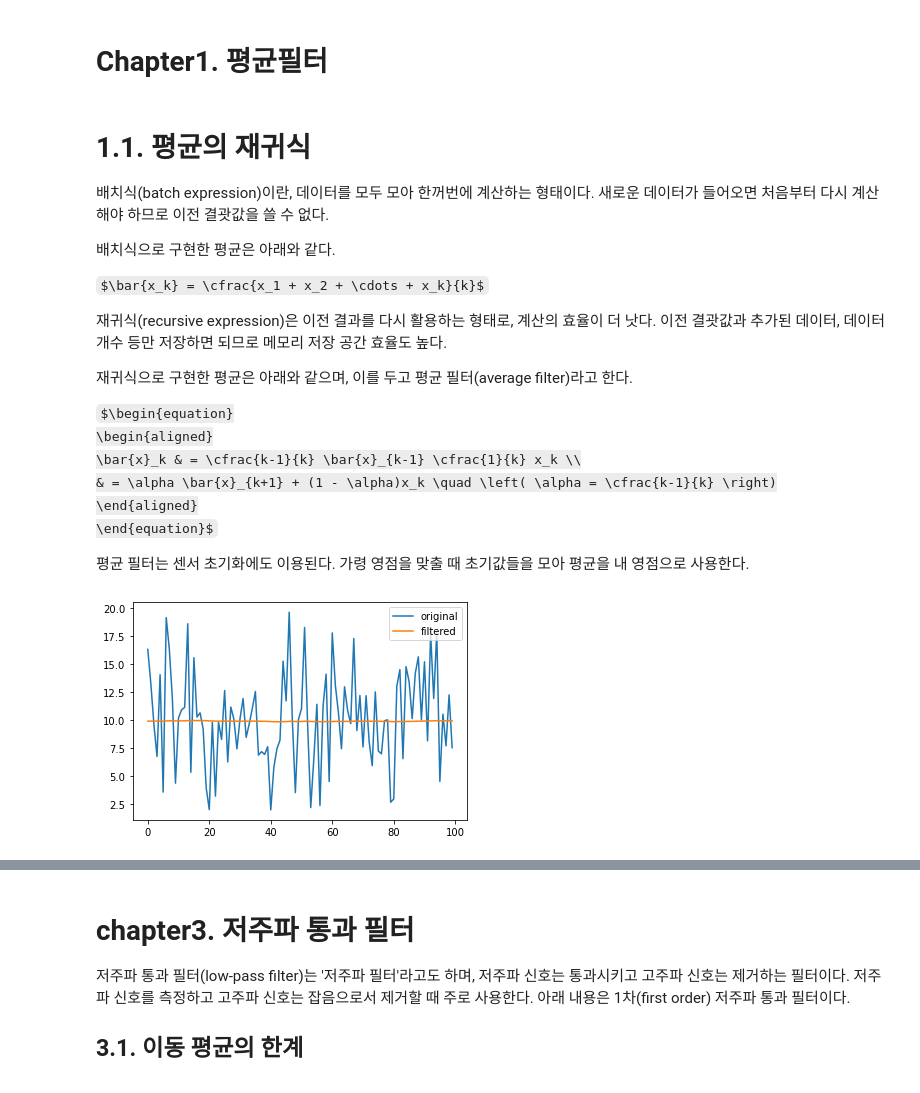
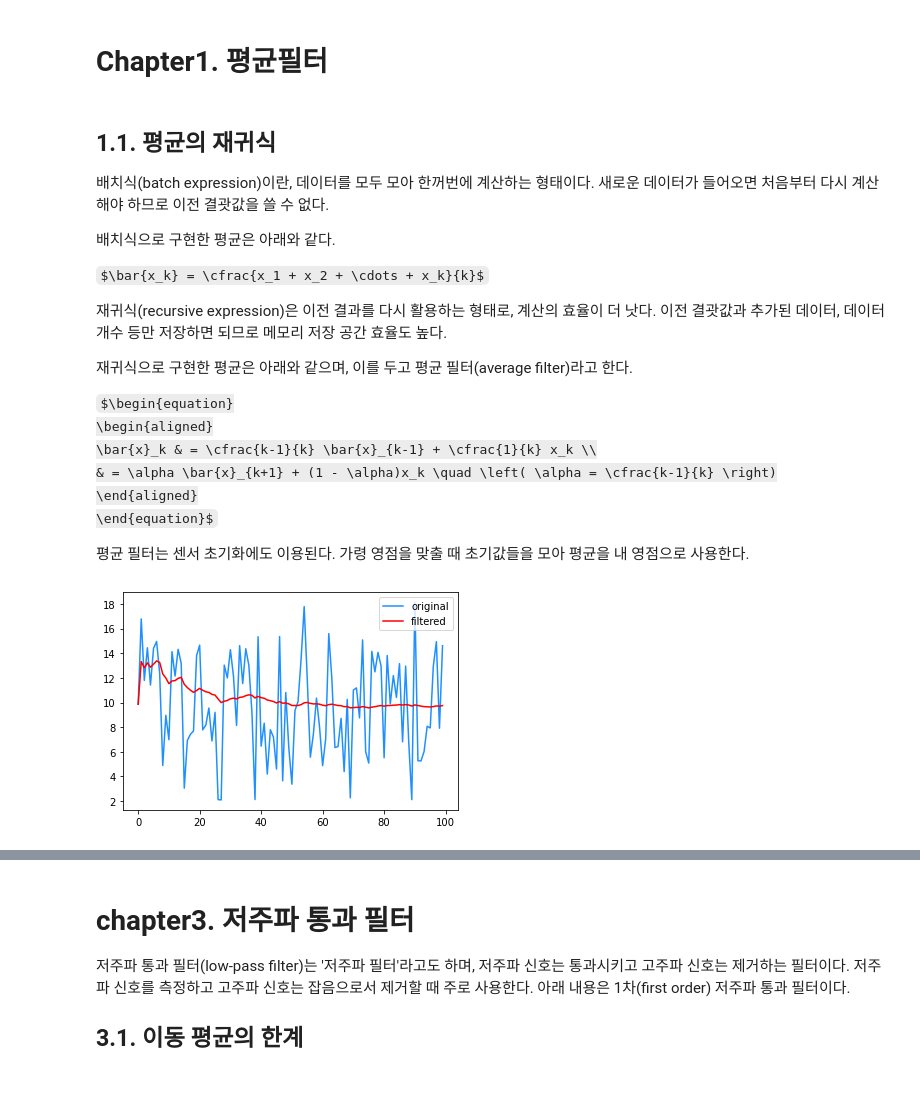
Before and after one commit to winterbloooom/kalman-filter, a Jupyter notebook: scripts/part1-재귀필터.ipynb, the cells around one changed output, grey strips where cells are left out. Cells and saved outputs as stored; diff of their text form; code cells hidden in the pictures; some formulas as TeX source.

Commit message:
chapter1 complement

```diff
--- a/scripts/part1-재귀필터.ipynb
+++ b/scripts/part1-재귀필터.ipynb
@@ -6,7 +6,7 @@ import os
 # %% [markdown]
 # Chapter1. 평균필터
 # %% [markdown]
-# 1.1. 평균의 재귀식
+## 1.1. 평균의 재귀식
 배치식(batch expression)이란, 데이터를 모두 모아 한꺼번에 계산하는 형태이다. 새로운 데이터가 들어오면 처음부터 다시 계산해야 하므로 이전 결괏값을 쓸 수 없다.
 
 배치식으로 구현한 평균은 아래와 같다.
@@ -19,44 +19,46 @@ $\bar{x_k} = \cfrac{x_1 + x_2 + \cdots + x_k}{k}$
 
 $\begin{equation}
   \begin{aligned}
-    \bar{x}_k & = \cfrac{k-1}{k} \bar{x}_{k-1} \cfrac{1}{k} x_k \\
+    \bar{x}_k & = \cfrac{k-1}{k} \bar{x}_{k-1} + \cfrac{1}{k} x_k \\
       & = \alpha \bar{x}_{k+1} + (1 - \alpha)x_k \quad \left( \alpha = \cfrac{k-1}{k} \right)
   \end{aligned}
 \end{equation}$
 
 평균 필터는 센서 초기화에도 이용된다. 가령 영점을 맞출 때 초기값들을 모아 평균을 내 영점으로 사용한다.
 # %%
-### 평균 필터 함수
+### 평균 필터
 
-prev_avg = 0
-k = 0
-
-def AverageFilter(x):
+def AverageFilter(x, k):
     """
-    (param)     x : 새로 들어온 데이터
-    (return)    avg : 평균값
+    (param)     x : new input data
+    (return)    avg : average
+                k : number of data
     """
-    global prev_avg, k
 
     k += 1
     alpha = (k - 1) / k
     avg = alpha * prev_avg + (1 - alpha) * x
-    prev_avg = avg
 
-    return avg
+    return avg, k
 # %%
 x_origin = np.random.normal(10, 4, 100)
     # 평균이 10이고 표준편차가 4인 100개의 난수 생성
-x_filtered = [AverageFilter(x) for x in x_origin]
+x_filtered = []
 
-plt.plot(x_origin, label='original')
-plt.plot(x_filtered, label='filtered')
+prev_avg = x_origin[0]
+k = 0
+for x in x_origin:
+    prev_avg, k = AverageFilter(x, k)
+    x_filtered.append(prev_avg)
+
+plt.plot(x_origin, '-', color='dodgerblue', label='original')
+plt.plot(x_filtered, 'r-', label='filtered')
 plt.legend()
 
-plt.savefig('output/part1-chapter1-average_filter.png')
+plt.savefig('../output/part1-chapter1-average_filter.png')
 plt.show()
 # %% [output]
-[figure, old version]
+[figure, new version]
 # %% [markdown]
 # Chapter2. 이동평균 필터
 ## 2.1. 이동평균의 재귀식
```
Also changed, not shown: parts of 2 cells of this notebook, 2 other files.
